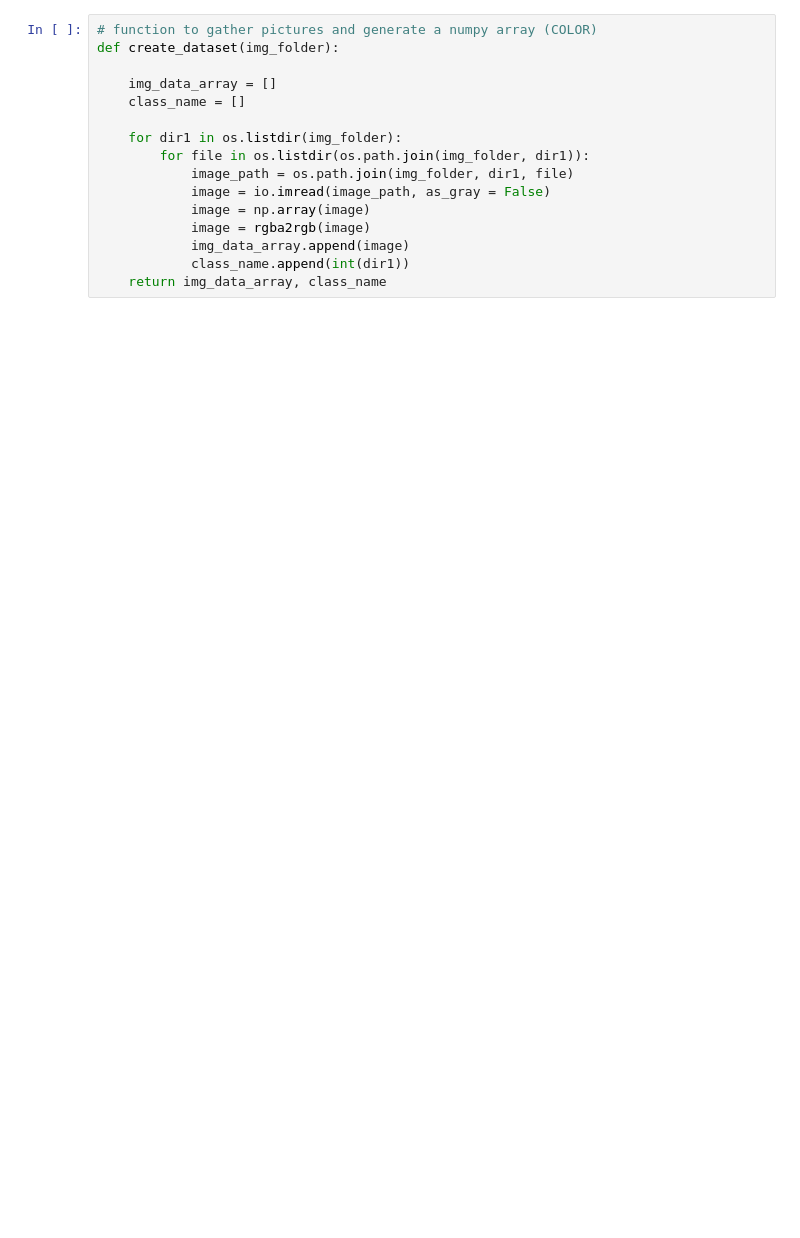
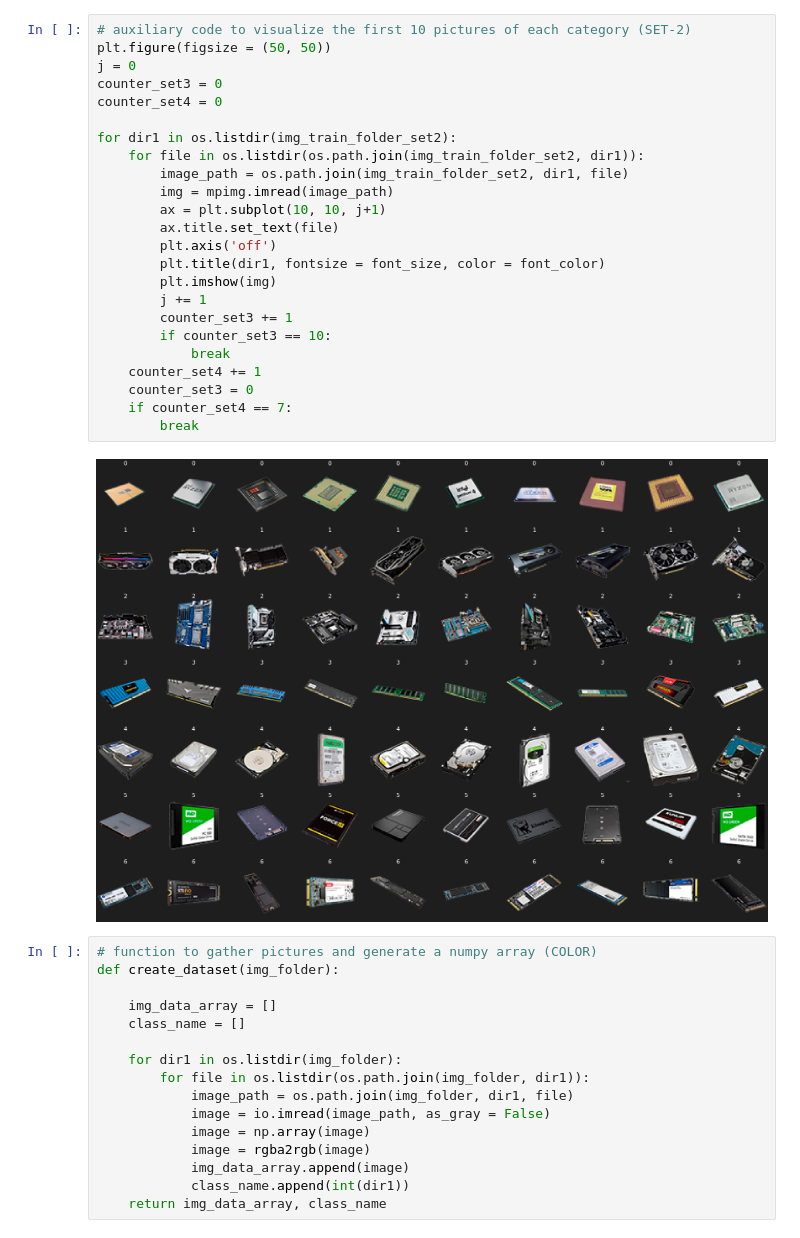
Before and after one commit to Kevin64/TCC-ECD-FURG, a Jupyter notebook: Hardware-classifier.ipynb, the cells around one changed output. Cells and saved outputs as stored; diff of their text form; blank space fills up the shorter version.

```diff
--- a/Hardware-classifier.ipynb
+++ b/Hardware-classifier.ipynb
@@ -62,3 +77,29 @@ for dir1 in os.listdir(img_train_folder):
+# %%
+# auxiliary code to visualize the first 10 pictures of each category (SET-2)
+plt.figure(figsize = (50, 50))
+j = 0
+counter_set3 = 0
+counter_set4 = 0
+
+for dir1 in os.listdir(img_train_folder_set2):
+    for file in os.listdir(os.path.join(img_train_folder_set2, dir1)):
+        image_path = os.path.join(img_train_folder_set2, dir1, file)
+        img = mpimg.imread(image_path)
+        ax = plt.subplot(10, 10, j+1)
+        ax.title.set_text(file)
+        plt.axis('off')
+        plt.title(dir1, fontsize = font_size, color = font_color)
+        plt.imshow(img)
+        j += 1
+        counter_set3 += 1
+        if counter_set3 == 10:
+            break
+    counter_set4 += 1
+    counter_set3 = 0
+    if counter_set4 == 7:
+        break
+# %% [output]
+[figure, added]
 # %%
 # function to gather pictures and generate a numpy array (COLOR)
 def create_dataset(img_folder):
```
Also changed, not shown: parts of 24 cells of this notebook, 49 other files.
